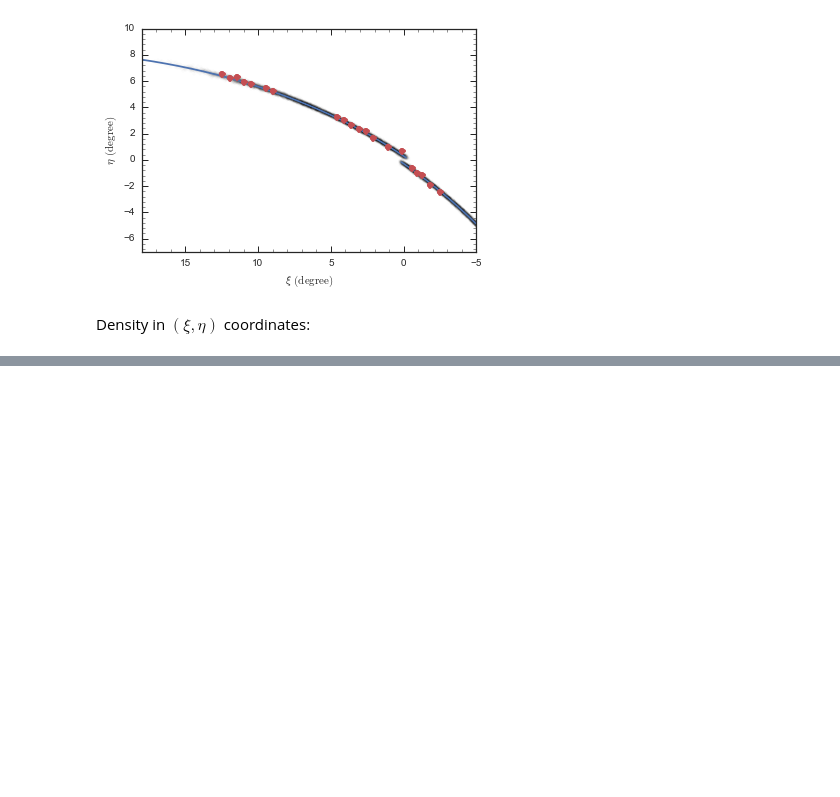
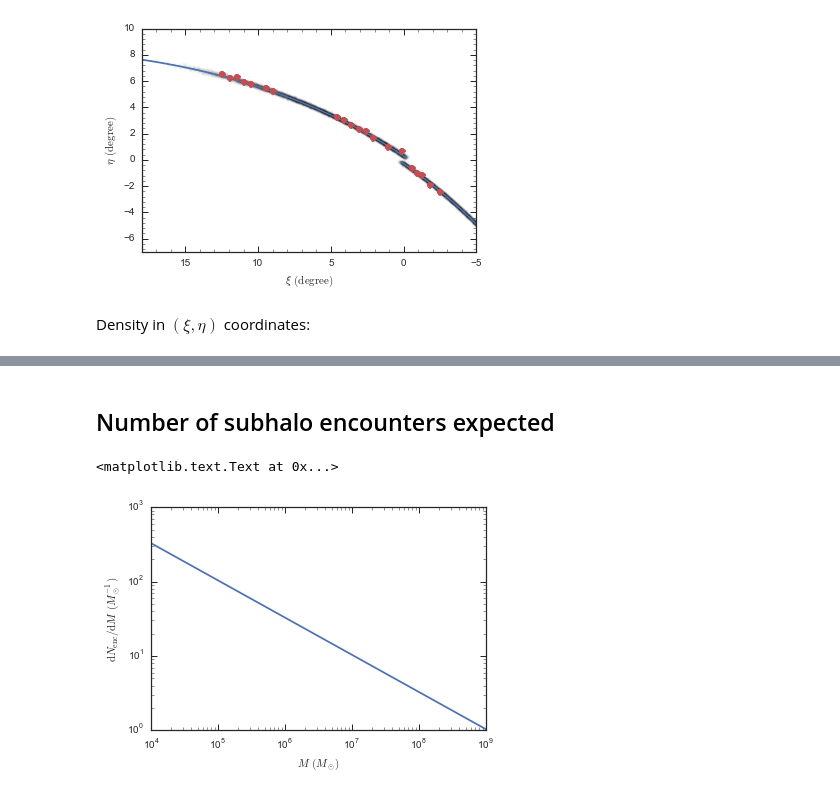
Before and after one commit to jobovy/streamgap-pepper, a Jupyter notebook: galpyPal5Model.ipynb, the cells around one changed output, grey strips where cells are left out. Drawn from its saved outputs; the diff is of its cells as text; code cells hidden in the pictures; blank space fills up the shorter version.

Commit message:
Add expected number of impacts for Pal 5 in notebook using Yoon et al.-ish formula

```diff
--- a/galpyPal5Model.ipynb
+++ b/galpyPal5Model.ipynb
@@ -271,0 +272,22 @@ xlabel(r'$\xi\,(\mathrm{deg})$')
+# %% [markdown]
+## Number of subhalo encounters expected
+# %%
+def nsubhalo(m):
+    return 0.3*(10.**6.5/m)
+def bmax(m):
+    return 0.075*(m/10.**6.5)**0.5
+# %%
+ms= 10.**(numpy.linspace(4.,9.,201))
+def dNencdm(m):
+    return sdf_trailing.subhalo_encounters(sigma=120./220.,nsubhalo=nsubhalo(m),
+                                                      bmax=bmax(m))\
+           +sdf_leading.subhalo_encounters(sigma=120./220.,nsubhalo=nsubhalo(m),
+                                                      bmax=bmax(m))
+dndm= numpy.array([dNencdm(m) for m in ms])
+# %%
+loglog(ms,dndm)
+xlabel(r'$M\,(M_\odot)$')
+ylabel(r'$\mathrm{d} N_\mathrm{enc} / \mathrm{d} M\,(M^{-1}_\odot)$')
+# %% [output]
+<matplotlib.text.Text at 0x...>
+[figure, added]
```
Also changed, not shown: parts of 2 cells of this notebook.
